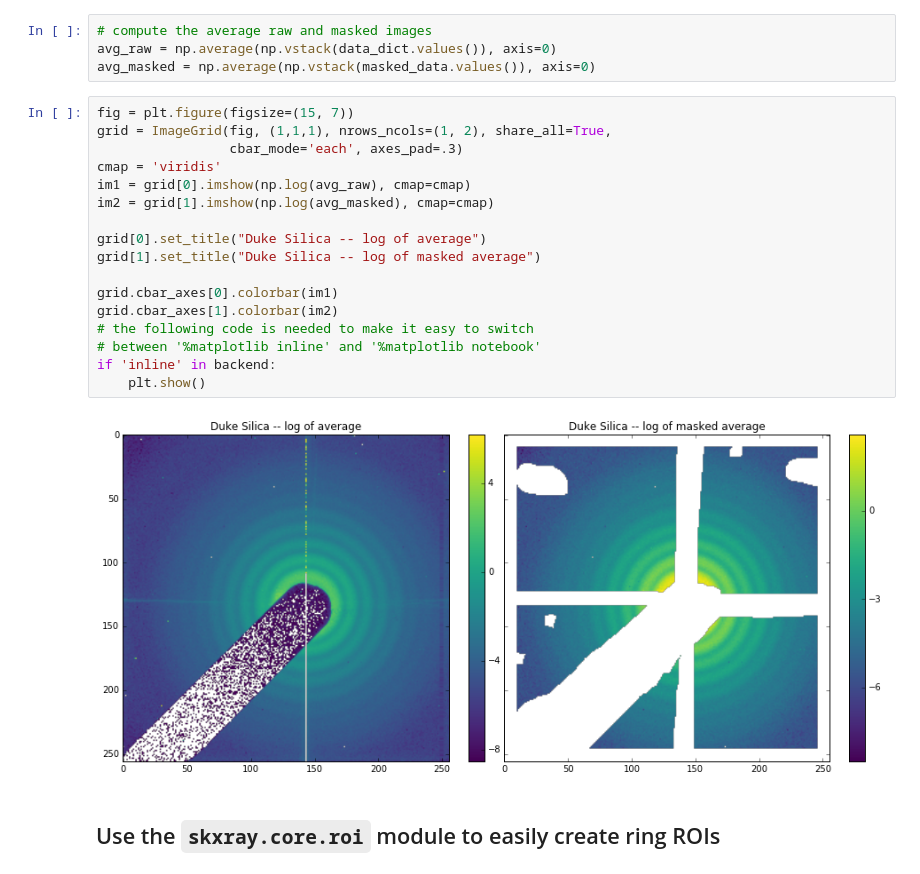
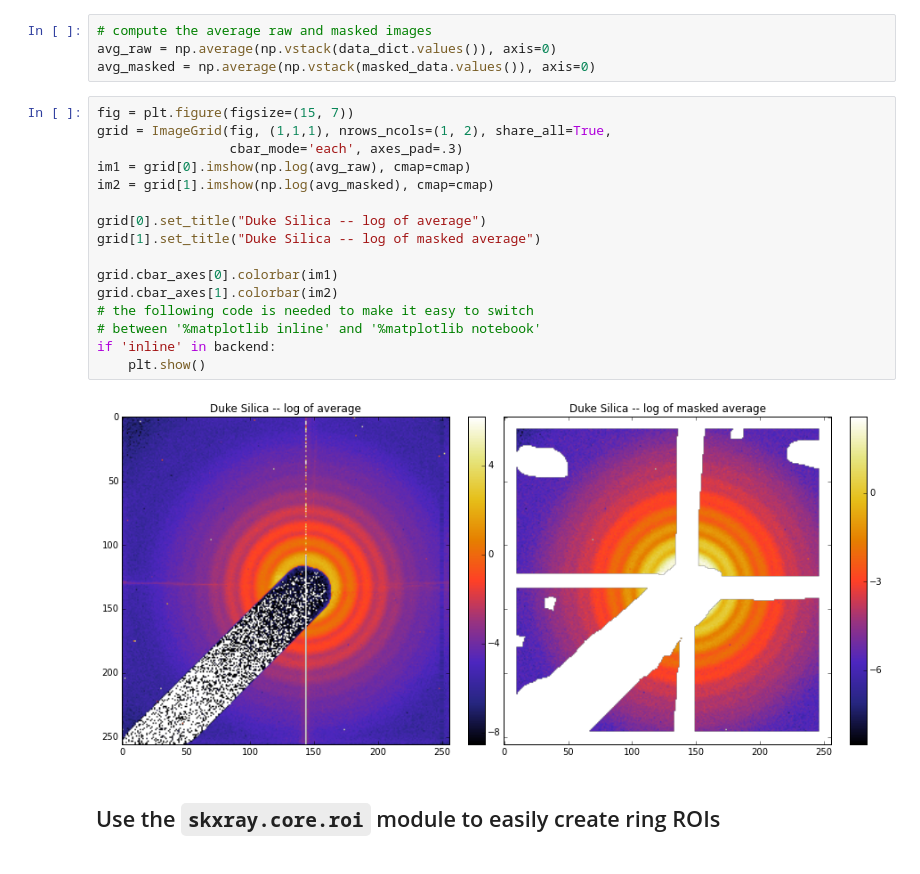
Before and after one commit to scikit-beam/scikit-beam-examples, a Jupyter notebook: demos/speckle/speckle-plotting.ipynb, the cells around one changed output. Saved outputs shown, nothing was run; the diff lists cells and outputs as text.

Commit message:
MNT: Remove hard-coded 'viridis' cmap

```diff
--- a/demos/speckle/speckle-plotting.ipynb
+++ b/demos/speckle/speckle-plotting.ipynb
@@ -163,22 +166,21 @@ avg_masked = np.average(np.vstack(masked_data.values()), axis=0)
 # %%
 fig = plt.figure(figsize=(15, 7))
 grid = ImageGrid(fig, (1,1,1), nrows_ncols=(1, 2), share_all=True,
                  cbar_mode='each', axes_pad=.3)
-cmap = 'viridis'
 im1 = grid[0].imshow(np.log(avg_raw), cmap=cmap)
 im2 = grid[1].imshow(np.log(avg_masked), cmap=cmap)
 
 grid[0].set_title("Duke Silica -- log of average")
 grid[1].set_title("Duke Silica -- log of masked average")
 
 grid.cbar_axes[0].colorbar(im1)
 grid.cbar_axes[1].colorbar(im2)
 # the following code is needed to make it easy to switch
 # between '%matplotlib inline' and '%matplotlib notebook'
 if 'inline' in backend:
     plt.show()
 # %% [output]
-[figure, old version]
+[figure, new version]
 # %% [markdown]
 ## Use the `skxray.core.roi` module to easily create ring ROIs
 # %%
```
Also changed, not shown: parts of 12 cells of this notebook.
